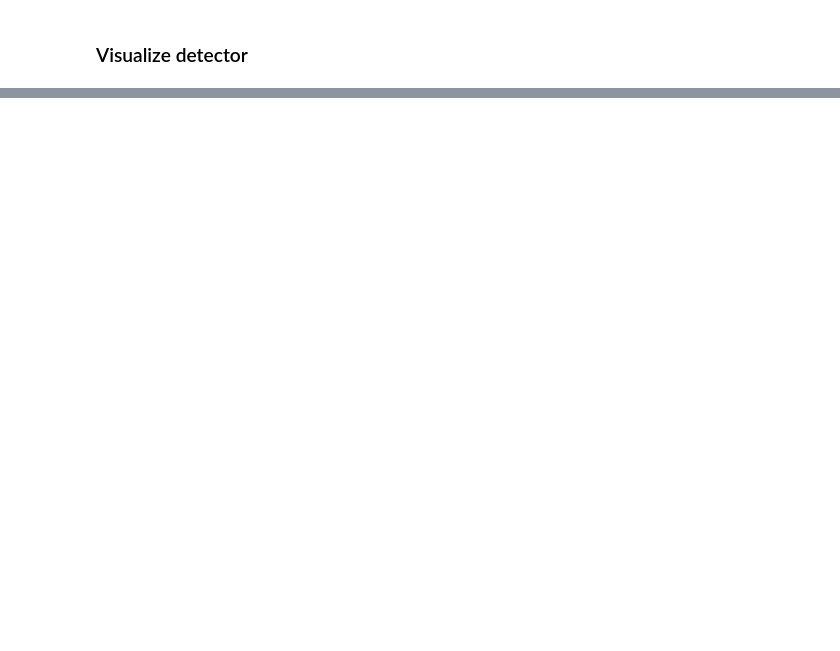
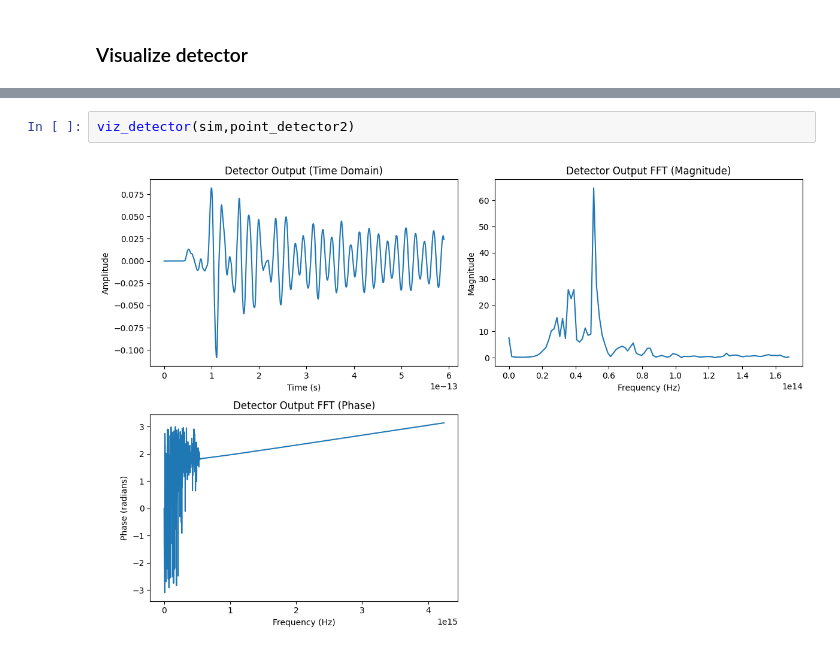
Before and after one commit to vlrmzz/tfdtd, a Jupyter notebook: testWaveGuideCavity.ipynb, the cells around one changed output, grey strips where cells are left out. Drawn from its saved outputs; the diff is of its cells as text; blank space fills up the shorter version.

```diff
--- a/testWaveGuideCavity.ipynb
+++ b/testWaveGuideCavity.ipynb
@@ -241,0 +206,4 @@ plt.show()
+# %%
+viz_detector(sim,point_detector2)
+# %% [output]
+[figure, added]
```
Also changed, not shown: parts of 13 cells of this notebook, 22 other files.
